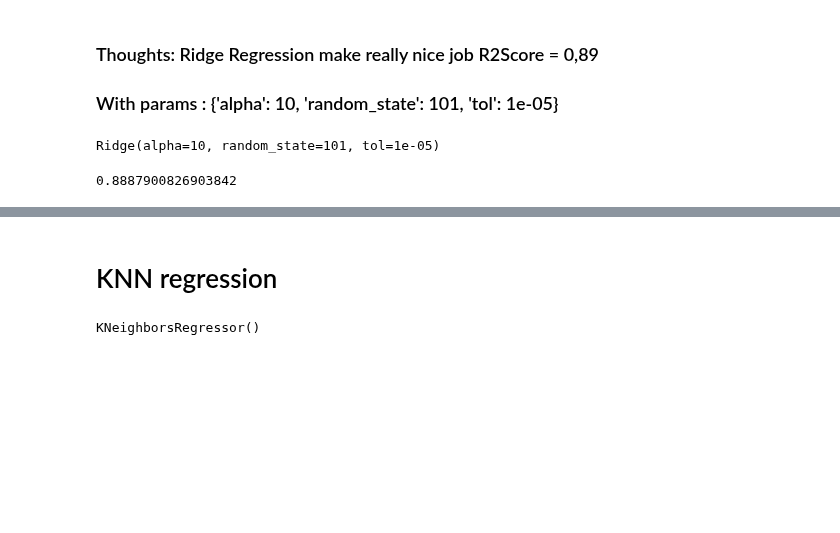
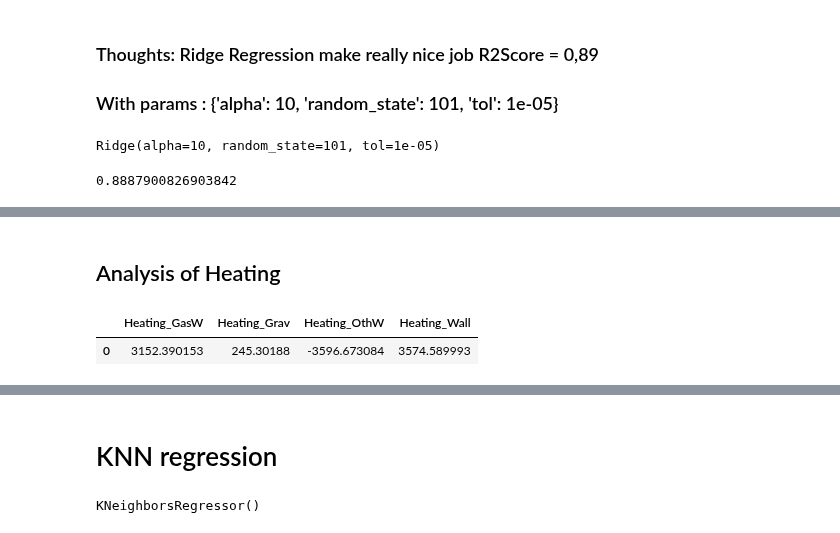
Before and after one commit to KacperChmura1/House-Price, a Jupyter notebook: ML.ipynb, the cells around one changed output, grey strips where cells are left out. Drawn from its saved outputs; the diff is of its cells as text; code cells hidden in the pictures; blank space fills up the shorter version.

```diff
--- a/ML.ipynb
+++ b/ML.ipynb
@@ -326,0 +417,9 @@ pickle.dump(ridge_final, open(filename, 'wb'))
+# %% [markdown]
+## Analysis of Heating
+# %%
+heating = ["Heating_GasW","Heating_Grav","Heating_OthW","Heating_Wall" ]
+# %%
+coef_DataFrame[heating]
+# %% [output]
+|  | Heating_GasW | Heating_Grav | Heating_OthW | Heating_Wall |
+| 0 | 3152.390153 | 245.30188 | -3596.673084 | 3574.589993 |
```
Also changed, not shown: parts of 41 cells of this notebook.
